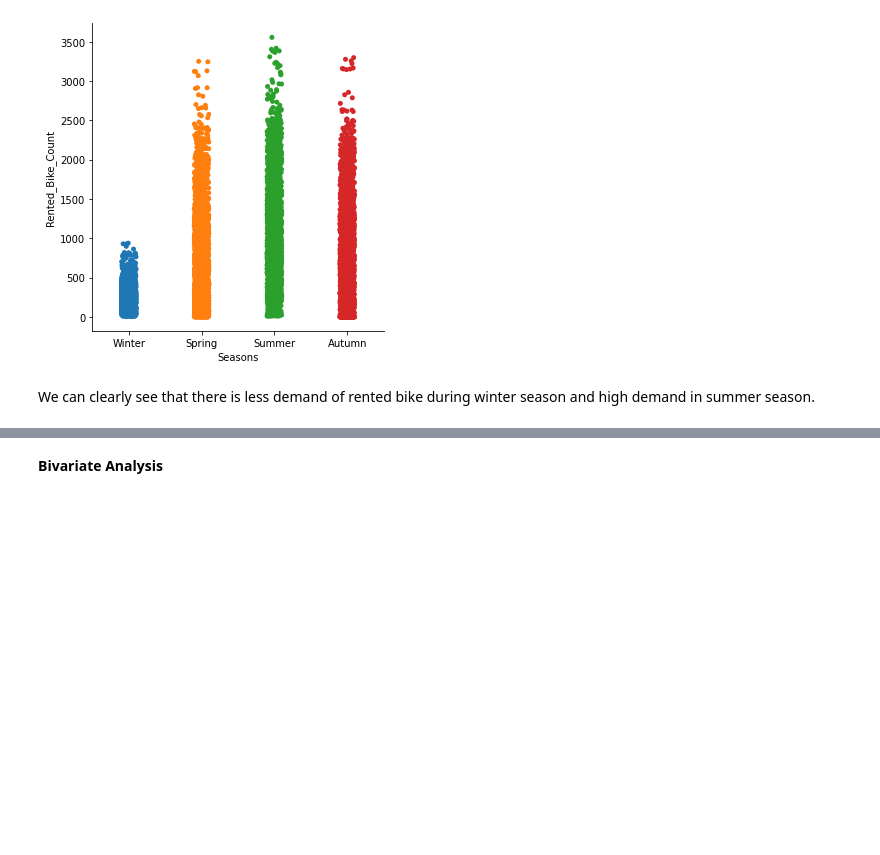
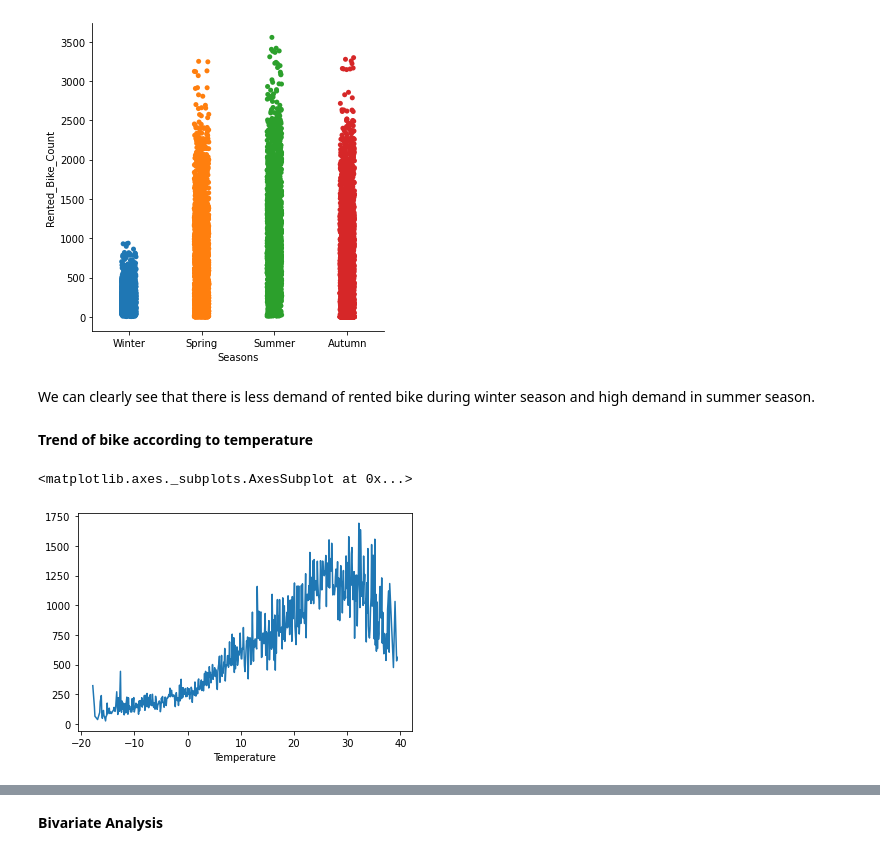
Before and after one commit to Anupa-123/Bike-sharing-demand-prediction, a Jupyter notebook: Bike_Sharing_Demand_Prediction_Capstone_Project.ipynb, the cells around one changed output, grey strips where cells are left out. Cells and saved outputs as stored; diff of their text form; code cells hidden in the pictures; blank space fills up the shorter version.

```diff
--- a/Bike_Sharing_Demand_Prediction_Capstone_Project.ipynb
+++ b/Bike_Sharing_Demand_Prediction_Capstone_Project.ipynb
@@ -401,3 +401,11 @@ sns.catplot(x='Seasons',y='Rented_Bike_Count',data=df)
 [figure]
 # %% [markdown]
 We can clearly see that there is less demand of rented bike during winter season and high demand in summer season.
+# %% [markdown]
+**Trend of bike according to temperature**
+# %%
+# Plot to see trend of bike according to temperature
+df.groupby('Temperature').mean()['Rented_Bike_Count'].plot()
+# %% [output]
+<matplotlib.axes._subplots.AxesSubplot at 0x...>
+[figure, added]
```
Also changed, not shown: parts of 11 cells of this notebook.
